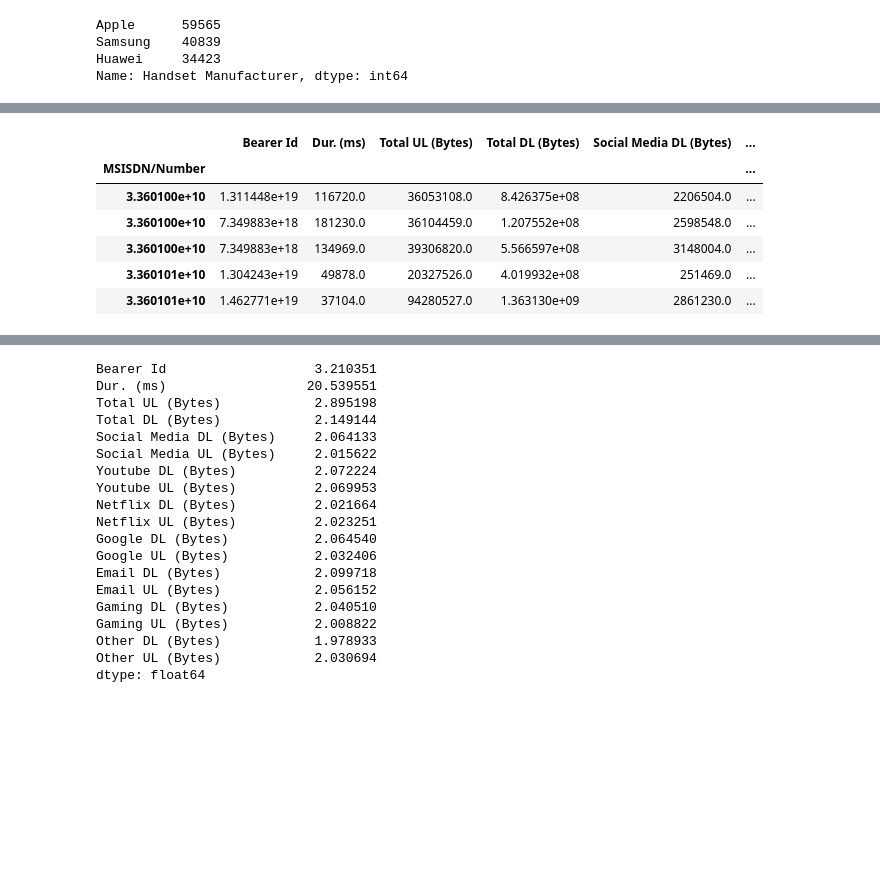
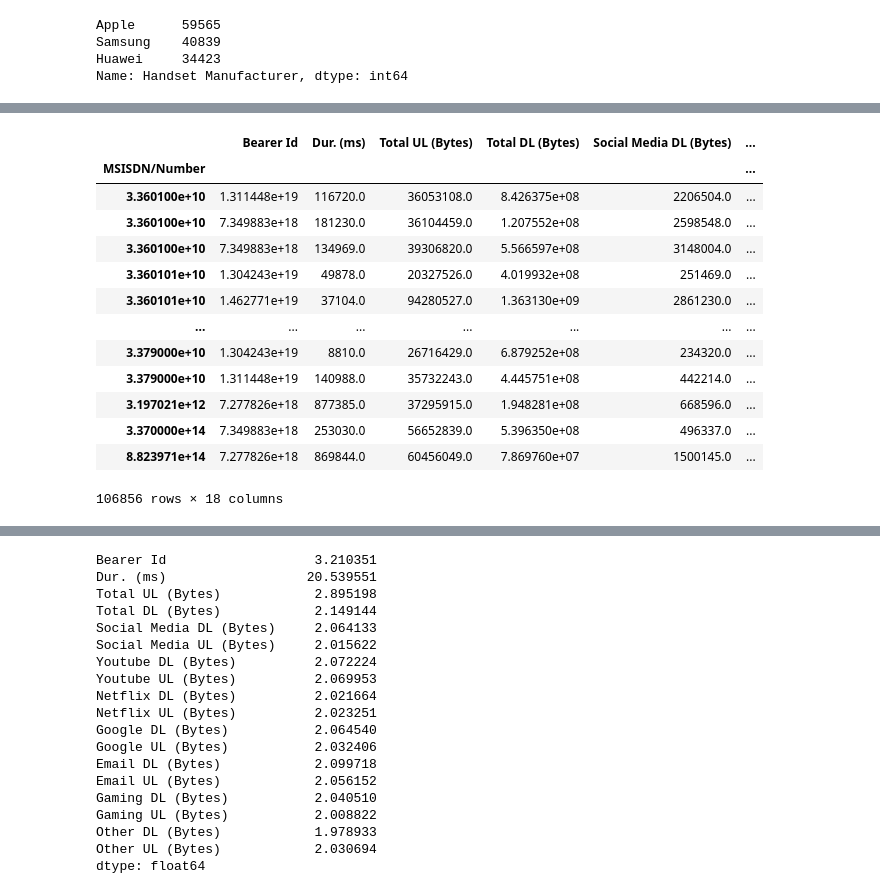
Before and after one commit to nebasam/Telecom_Data_Analysis, a Jupyter notebook: TelecomDataAnalysis.ipynb, the cells around one changed output, grey strips where cells are left out. Drawn from its saved outputs; the diff is of its cells as text; code cells hidden in the pictures; blank space fills up the shorter version.

```diff
--- a/TelecomDataAnalysis.ipynb
+++ b/TelecomDataAnalysis.ipynb
@@ -130,14 +208,20 @@ df_agg = df_clean.groupby(
 
     }
 )
-# %%
-df_agg.shape
-df_agg.head(5)
-# %% [output]
-|  | Bearer Id | Dur. (ms) | Total UL (Bytes) | Total DL (Bytes) | Social Media DL (Bytes) | ... |
-| MSISDN/Number |  |  |  |  |  | ... |
-| 3.360100e+10 | 1.311448e+19 | 116720.0 | 36053108.0 | 8.426375e+08 | 2206504.0 | ... |
-| 3.360100e+10 | 7.349883e+18 | 181230.0 | 36104459.0 | 1.207552e+08 | 2598548.0 | ... |
-| 3.360100e+10 | 7.349883e+18 | 134969.0 | 39306820.0 | 5.566597e+08 | 3148004.0 | ... |
-| 3.360101e+10 | 1.304243e+19 | 49878.0 | 20327526.0 | 4.019932e+08 | 251469.0 | ... |
-| 3.360101e+10 | 1.462771e+19 | 37104.0 | 94280527.0 | 1.363130e+09 | 2861230.0 | ... |
+# %%
+df_agg
+# %% [output]
+|  | Bearer Id | Dur. (ms) | Total UL (Bytes) | Total DL (Bytes) | Social Media DL (Bytes) | ... |
+| MSISDN/Number |  |  |  |  |  | ... |
+| 3.360100e+10 | 1.311448e+19 | 116720.0 | 36053108.0 | 8.426375e+08 | 2206504.0 | ... |
+| 3.360100e+10 | 7.349883e+18 | 181230.0 | 36104459.0 | 1.207552e+08 | 2598548.0 | ... |
+| 3.360100e+10 | 7.349883e+18 | 134969.0 | 39306820.0 | 5.566597e+08 | 3148004.0 | ... |
+| 3.360101e+10 | 1.304243e+19 | 49878.0 | 20327526.0 | 4.019932e+08 | 251469.0 | ... |
+| 3.360101e+10 | 1.462771e+19 | 37104.0 | 94280527.0 | 1.363130e+09 | 2861230.0 | ... |
+| ... | ... | ... | ... | ... | ... | ... |
+| 3.379000e+10 | 1.304243e+19 | 8810.0 | 26716429.0 | 6.879252e+08 | 234320.0 | ... |
+| 3.379000e+10 | 1.311448e+19 | 140988.0 | 35732243.0 | 4.445751e+08 | 442214.0 | ... |
+| 3.197021e+12 | 7.277826e+18 | 877385.0 | 37295915.0 | 1.948281e+08 | 668596.0 | ... |
+| 3.370000e+14 | 7.349883e+18 | 253030.0 | 56652839.0 | 5.396350e+08 | 496337.0 | ... |
+| 8.823971e+14 | 7.277826e+18 | 869844.0 | 60456049.0 | 7.869760e+07 | 1500145.0 | ... |
+106856 rows × 18 columns
```
Also changed, not shown: parts of 10 cells of this notebook.
